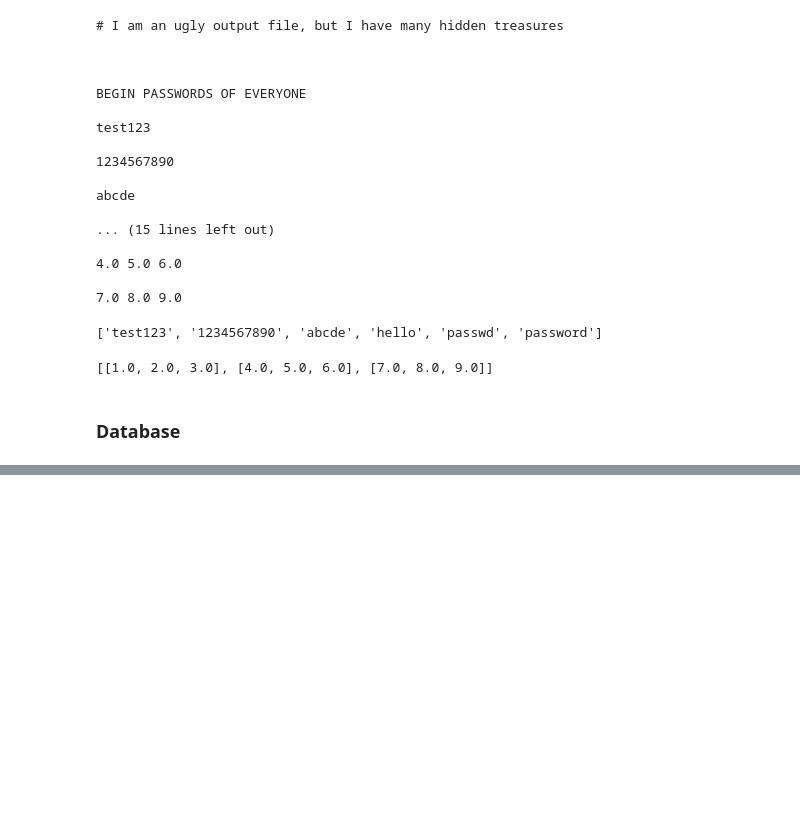
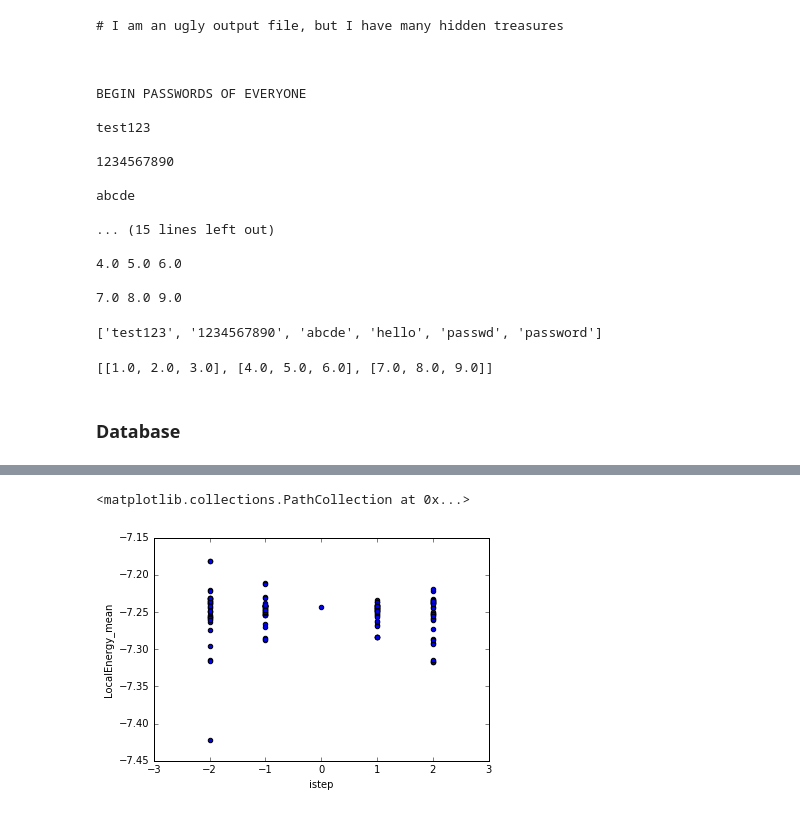
Before and after one commit to Paul-St-Young/share, a Jupyter notebook: python-tutorial/python.ipynb, the cells around one changed output, grey strips where cells are left out. Saved outputs shown, nothing was run; the diff lists cells and outputs as text; code cells hidden in the pictures; blank space fills up the shorter version.

```diff
--- a/python-tutorial/python.ipynb
+++ b/python-tutorial/python.ipynb
@@ -759,0 +825,12 @@ pd.read_json()
+# %%
+dmc = qmc[qmc["iqmc"]==4]
+vmc = qmc[qmc["iqmc"]==0]
+# %%
+xlabel = "istep"
+ylabel = "LocalEnergy_mean"
+plt.xlabel(xlabel)
+plt.ylabel(ylabel)
+plt.scatter(dmc[xlabel],dmc[ylabel])
+# %% [output]
+<matplotlib.collections.PathCollection at 0x...>
+[figure, added]
```
Also changed, not shown: parts of 12 cells of this notebook, 2 other files.
